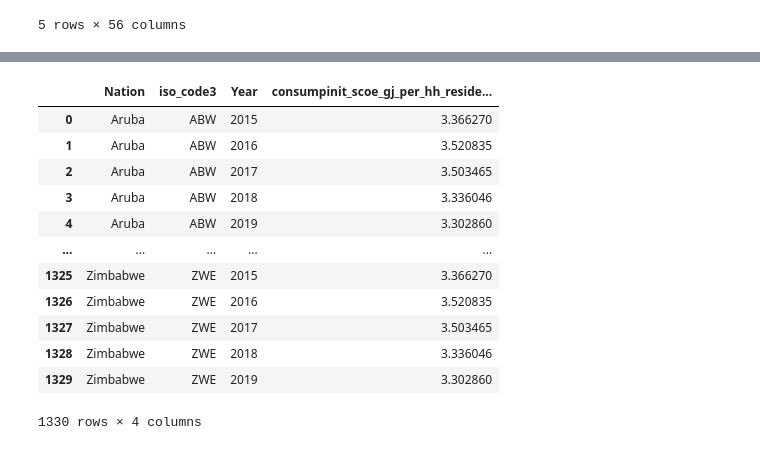
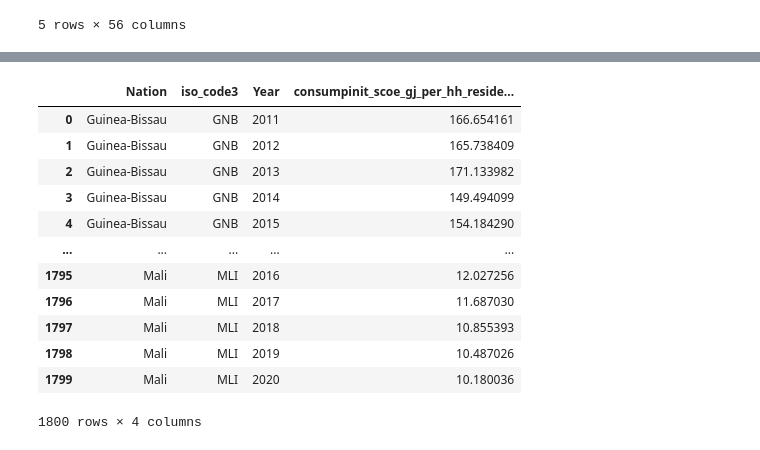
Before and after one commit to milocortes/sisepuede_data, a Jupyter notebook: Energy/consumpinit_scoe_gj_per_hh_residential_heat_energy/src/Process.ipynb, the cells around one changed output, grey strips where cells are left out. Saved outputs shown, nothing was run; the diff lists cells and outputs as text; code cells hidden in the pictures.

Commit message:
consumpinit_soscioeconomic_bien and sub_region

```diff
--- a/Energy/consumpinit_scoe_gj_per_hh_residential_heat_energy/src/Process.ipynb
+++ b/Energy/consumpinit_scoe_gj_per_hh_residential_heat_energy/src/Process.ipynb
@@ -152,0 +359,10 @@ mean_nhh
+# %%
+coun_year=[]
+for cont in df_meanWEBH['sub_region'].values:
+    for year in range(min(years_proj),max(years_proj)+1):
+        m = df_meanWEBH.loc[(df_meanWEBH['sub_region'] == cont) &
+                            (df_meanWEBH['Year']== 2019), 'meanWEBH'].values[0]
+        coun_year.append([cont,year,m])
+
+df_meanWEBH_proj = pd.DataFrame(coun_year, columns=['sub_region', 'Year','meanWEBH'])
+df_meanWEBH_proj
@@ -153,13 +383,11 @@ mean_nhh
 # %%
 #### HISTORICAL ######
 
-countries=df_countries['Country Name'].values
-ISO3=np.unique(df_countries['ISO3'].values)
-
 coun_year=[]
-for count in zip(countries,ISO3):
-    for year in years:
-        coun_year.append([count[0],count[1],year,0])
+for count in countries:
+    iso3 = df_countries.loc[df_countries['Country Name']==count]['ISO3'].values[0]
+    for year in years_hist:
+        coun_year.append([count,iso3,year,0])
 df_historical_out = pd.DataFrame(coun_year, columns=['Nation','iso_code3', 'Year',var_name])
 df_historical_out
 # %% [output]
@@ -179,30 +407,44 @@ df_historical_out
 # %%
 for c,y in zip(df_historical_out['Nation'].values,df_historical_out['Year'].values):
     if c in df_reselec['Country'].values:
-        reselec_gj= df_reselec.loc[(df_reselec['Country']==c)][y].values[0]*1e6
-        hh_mil= df_nhh.loc[(df_nhh['Nation']==c)][y].values[0]*1e6
-        dato=reselec_gj/hh_mil
+        if y==2020:
+            reselec_gj= df_reselec.loc[(df_reselec['Country']==c)][2019].values[0]*1e6
+        else:
+            reselec_gj= df_reselec.loc[(df_reselec['Country']==c)][y].values[0]*1e6
+        hh=df_hh_hist.loc[(df_hh_hist['Nation'] == c) &
+                        (df_hh_hist['Year']== y), 'hh'].values[0]
+        dato=reselec_gj/hh
         df_historical_out.loc[(df_historical_out['Nation'] == c) &
                         (df_historical_out['Year']== y), var_name] = dato
 
     else:
-        reselec_gj=mean_WEBH[y]*1e6
-        hh_mil=mean_nhh[y]*1e6
-        dato=reselec_gj/hh_mil
+        try:
+            cont = df_country_continent.loc[df_country_continent['country']== c]['sub_region'].values[0]
+            if y==2020:
+                reselec_gj = df_meanWEBH.loc[(df_meanWEBH['sub_region'] == cont) &
+                            (df_meanWEBH['Year']== 2019), 'meanWEBH'].values[0]*1e6
+            else:
+                reselec_gj = df_meanWEBH.loc[(df_meanWEBH['sub_region'] == cont) &
+                            (df_meanWEBH['Year']== y), 'meanWEBH'].values[0]*1e6
+        except:
+            reselec_gj=mean_WEBH[y]*1e6
+        hh=df_hh_hist.loc[(df_hh_hist['Nation'] == c) &
+                            (df_hh_hist['Year']== y), 'hh'].values[0]
+        dato=reselec_gj/hh
         df_historical_out.loc[(df_historical_out['Nation'] == c) &
                         (df_historical_out['Year']== y), var_name] = dato
 df_historical_out
 # %% [output]
 |  | Nation | iso_code3 | Year | consumpinit_scoe_gj_per_hh_reside... |
-| 0 | Aruba | ABW | 2015 | 3.366270 |
-| 1 | Aruba | ABW | 2016 | 3.520835 |
-| 2 | Aruba | ABW | 2017 | 3.503465 |
-| 3 | Aruba | ABW | 2018 | 3.336046 |
-| 4 | Aruba | ABW | 2019 | 3.302860 |
+| 0 | Guinea-Bissau | GNB | 2011 | 166.654161 |
+| 1 | Guinea-Bissau | GNB | 2012 | 165.738409 |
+| 2 | Guinea-Bissau | GNB | 2013 | 171.133982 |
+| 3 | Guinea-Bissau | GNB | 2014 | 149.494099 |
+| 4 | Guinea-Bissau | GNB | 2015 | 154.184290 |
 | ... | ... | ... | ... | ... |
-| 1325 | Zimbabwe | ZWE | 2015 | 3.366270 |
-| 1326 | Zimbabwe | ZWE | 2016 | 3.520835 |
-| 1327 | Zimbabwe | ZWE | 2017 | 3.503465 |
-| 1328 | Zimbabwe | ZWE | 2018 | 3.336046 |
-| 1329 | Zimbabwe | ZWE | 2019 | 3.302860 |
+| 1795 | Mali | MLI | 2016 | 12.027256 |
+| 1796 | Mali | MLI | 2017 | 11.687030 |
+| 1797 | Mali | MLI | 2018 | 10.855393 |
+| 1798 | Mali | MLI | 2019 | 10.487026 |
+| 1799 | Mali | MLI | 2020 | 10.180036 |
-1330 rows × 4 columns
+1800 rows × 4 columns
```
Also changed, not shown: parts of 20 cells of this notebook, 12 other files.
